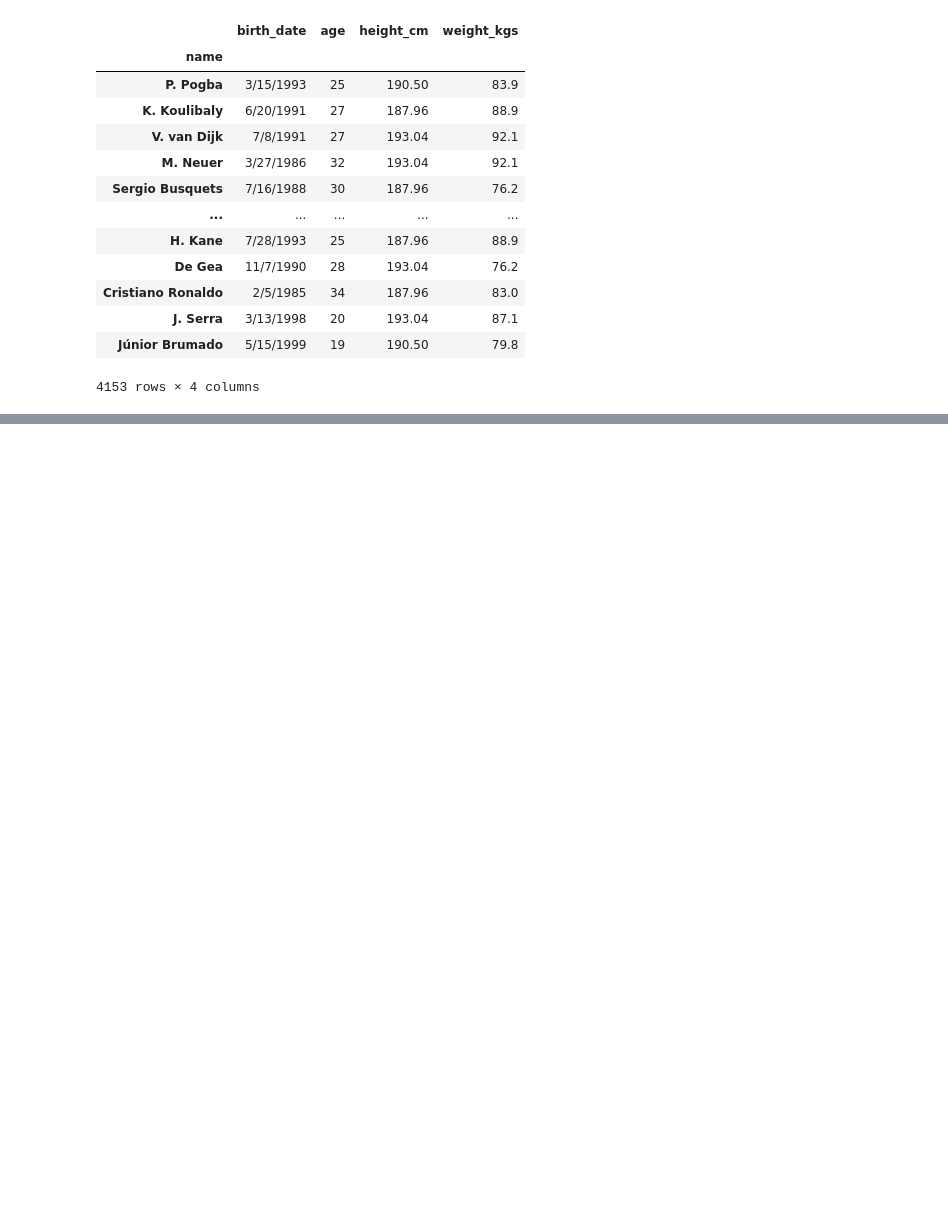
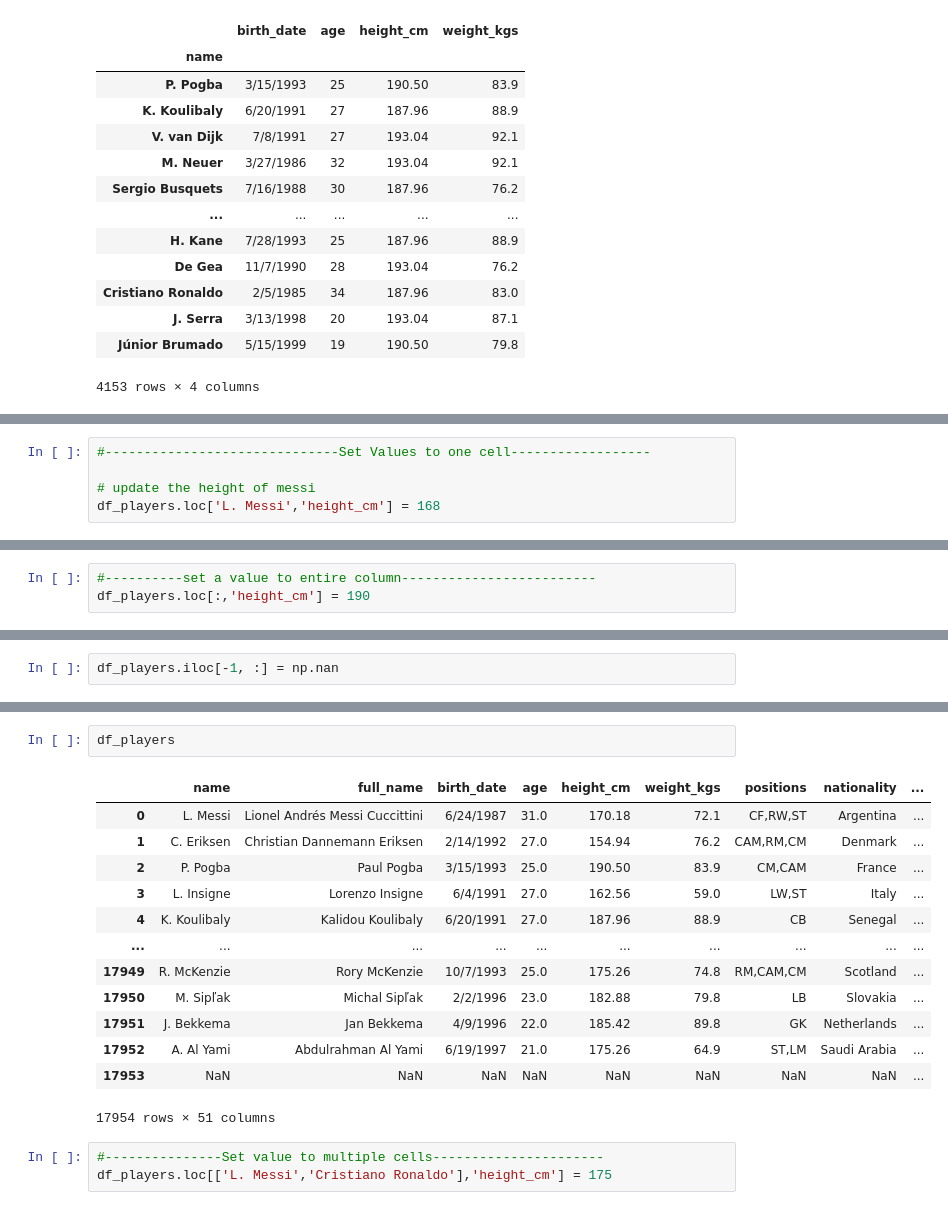
Before and after one commit to DiilaNa/Data_Science_with-Pandas, a Jupyter notebook: Project-1/DataExtractionWithPandas.ipynb, the cells around one changed output, grey strips where cells are left out. Drawn from its saved outputs; the diff is of its cells as text; blank space fills up the shorter version.

Commit message:
set values to cells in DF

```diff
--- a/Project-1/DataExtractionWithPandas.ipynb
+++ b/Project-1/DataExtractionWithPandas.ipynb
@@ -372,3 +372,8 @@ df_players.iloc[list((df_players['height_cm']>180) & (df_players['national_team'
 | G. Pezzella | Germán Alejandro Pezzella | 6/27/1991 | 27 | 185.42 | 81.2 | Argentina | Argentina | 82.0 |
 | E. Lamela | Erik Lamela | 3/4/1992 | 27 | 182.88 | 79.8 | Argentina | Argentina | 82.0 |
 | N. Otamendi | Nicolás Hernán Otamendi | 2/12/1988 | 31 | 182.88 | 81.2 | Argentina | Argentina | 82.0 |
+# %%
+#------------------------------Set Values to one cell------------------
+
+# update the height of messi
+df_players.loc['L. Messi','height_cm'] = 168
@@ -374,0 +397,3 @@ df_players.iloc[list((df_players['height_cm']>180) & (df_players['national_team'
+# %%
+#----------set a value to entire column-------------------------
+df_players.loc[:,'height_cm'] = 190
@@ -374,0 +430,2 @@ df_players.iloc[list((df_players['height_cm']>180) & (df_players['national_team'
+# %%
+df_players.iloc[-1, :] = np.nan
@@ -374,0 +438,19 @@ df_players.iloc[list((df_players['height_cm']>180) & (df_players['national_team'
+# %%
+df_players
+# %% [output]
+|  | name | full_name | birth_date | age | height_cm | weight_kgs | positions | nationality | ... |
+| 0 | L. Messi | Lionel Andrés Messi Cuccittini | 6/24/1987 | 31.0 | 170.18 | 72.1 | CF,RW,ST | Argentina | ... |
+| 1 | C. Eriksen | Christian Dannemann Eriksen | 2/14/1992 | 27.0 | 154.94 | 76.2 | CAM,RM,CM | Denmark | ... |
+| 2 | P. Pogba | Paul Pogba | 3/15/1993 | 25.0 | 190.50 | 83.9 | CM,CAM | France | ... |
+| 3 | L. Insigne | Lorenzo Insigne | 6/4/1991 | 27.0 | 162.56 | 59.0 | LW,ST | Italy | ... |
+| 4 | K. Koulibaly | Kalidou Koulibaly | 6/20/1991 | 27.0 | 187.96 | 88.9 | CB | Senegal | ... |
+| ... | ... | ... | ... | ... | ... | ... | ... | ... | ... |
+| 17949 | R. McKenzie | Rory McKenzie | 10/7/1993 | 25.0 | 175.26 | 74.8 | RM,CAM,CM | Scotland | ... |
+| 17950 | M. Sipľak | Michal Sipľak | 2/2/1996 | 23.0 | 182.88 | 79.8 | LB | Slovakia | ... |
+| 17951 | J. Bekkema | Jan Bekkema | 4/9/1996 | 22.0 | 185.42 | 89.8 | GK | Netherlands | ... |
+| 17952 | A. Al Yami | Abdulrahman Al Yami | 6/19/1997 | 21.0 | 175.26 | 64.9 | ST,LM | Saudi Arabia | ... |
+| 17953 | NaN | NaN | NaN | NaN | NaN | NaN | NaN | NaN | ... |
+17954 rows × 51 columns
+# %%
+#---------------Set value to multiple cells----------------------
+df_players.loc[['L. Messi','Cristiano Ronaldo'],'height_cm'] = 175
```
Also changed, not shown: parts of 5 cells of this notebook.
